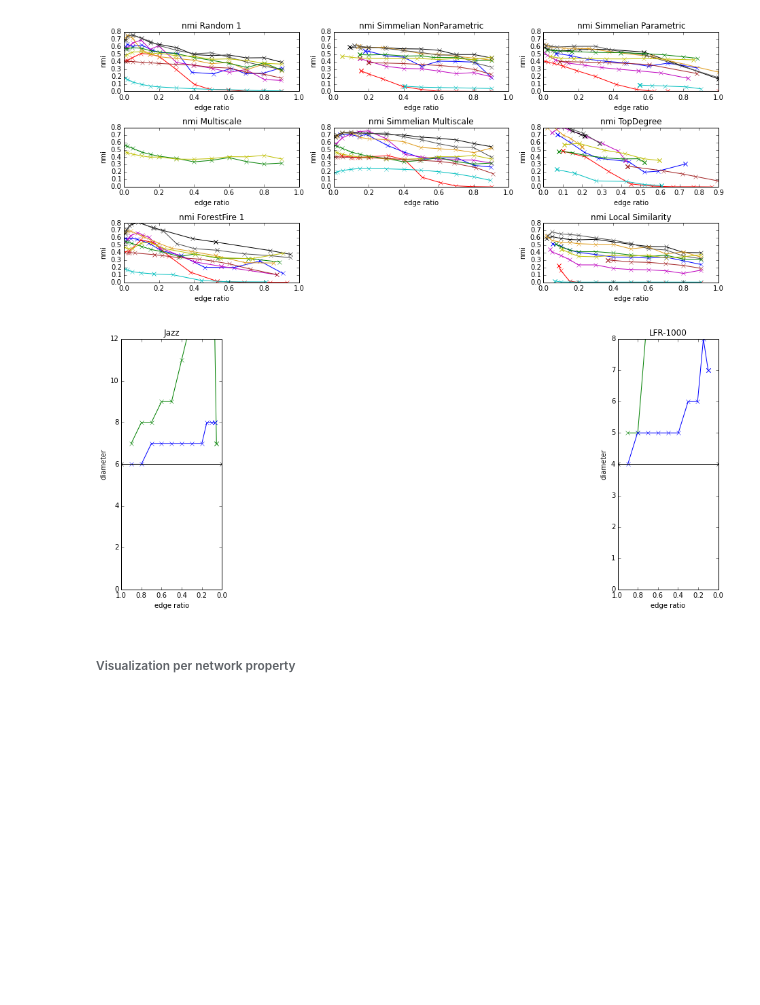
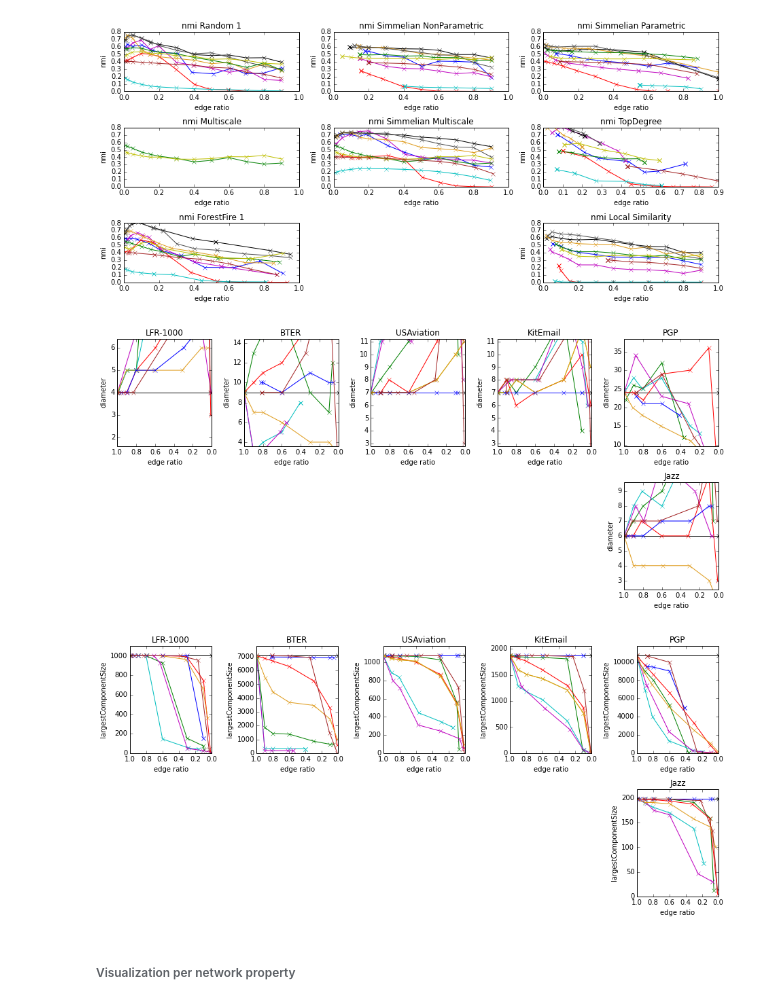
Before and after one commit to kit-parco/networkit-hyperbolic-kd, a Jupyter notebook: Doc/Notebooks/BackboneStatistics.ipynb, the cells around one changed output. Drawn from its saved outputs; the diff is of its cells as text; code cells hidden in the pictures; blank space fills up the shorter version.

```diff
--- a/Doc/Notebooks/BackboneStatistics.ipynb
+++ b/Doc/Notebooks/BackboneStatistics.ipynb
@@ -64,7 +64,7 @@ colors = ["r", "k", "g", "c", "m", "y", "b", kitColors['kitorange'], kitColors['
 # %%
 #Returns a tuple (edgeRatios, values) for the given combination of propery, graph and algorithm.
 def getPropertyData(prop, graph, algorithm):
-    query = "SELECT targetEdgeRatio, value FROM data WHERE graph='" + graph + "' AND algorithm='" + algorithm + "' AND property='edgeRatio'"
+    query = "SELECT targetEdgeRatio, value FROM data WHERE graph='" + graph + "' AND algorithm='" + algorithm + "' AND property='edgeRatio' ORDER BY targetEdgeRatio ASC"
     c = bbTools.conn.cursor()
     c.execute(query)
     data = c.fetchall()
@@ -84,6 +78,6 @@ SELECT targetEdgeRatio, value FROM data WHERE graph='LFR-1000' AND algorithm='Or
 # %%
-algorithms = ['Original', 'Local Similarity', 'Random 1', 'Simmelian NonParametric', 'Simmelian Parametric', 'Multiscale', 'Simmelian Multiscale', 'LocalDegree', 'ForestFire 1']
-graphs = ["Jazz", "LFR-1000", "BTER", "Caltech36", "Tennessee95", "Yale4", "Virginia63", "USAviation", "KitEmail", "PGP"]
+algorithms = ['Original', 'Local Similarity', 'Random 1', 'Simmelian NonParametric', 'Simmelian Parametric', 'Multiscale', 'Simmelian Multiscale', 'Local Degree', 'ForestFire 1']
+graphs = ["Jazz", "LFR-1000", "BTER", "USAviation", "KitEmail", "PGP"] #"Caltech36", "Tennessee95", "Yale4", "Virginia63",
 propertiesList = ["nmi", "randMeasure", "ccGlobal", "ccAvgLocal", "diameter", "degreeDistCoefficient", "bcKendallTau"]
 
 colors = ["r", "k", "g", "c", "m", "y", "b", kitColors['kitorange'], kitColors['kitblue'], kitColors['kitgray']]
@@ -105,7 +99,7 @@ colors_a = {
     'ForestFire 6':'y',
     'ForestFire 7':'b',
     'ForestFire 8':kitColors['kitorange'],
-    'LocalDegree':'b',
+    'Local Degree':'b',
     'Test TD':'b',
     'Test TD1':kitColors['kitgray'],
     'Test TD2':'b',
@@ -153,3 +140,6 @@ MAXF_BETWEENNESS = 0.6
+# %%
+F_DIAMETER = 0.3
+F_LCC = 0.1
 # %% [markdown]
 ##### Convenience functions for drawing by graph or by algorithm
 # %%
@@ -162,6 +152,10 @@ def setYLimits(_inputstr, originalValue):
         maxfactor = float(_inputstr.replace('maxfactor=', ''))
         maxdiff = originalValue * maxfactor
         plt.ylim(originalValue - maxdiff, originalValue + maxdiff)
+    elif _inputstr.startswith('maxfactor_dec='):
+        maxfactor = float(_inputstr.replace('maxfactor_dec=', ''))
+        maxdiff = originalValue * maxfactor
+        plt.ylim(originalValue - maxdiff, originalValue * 1.1)
 # %%
 def stats_per_graph(prop, columns, original='unaltered', ylimit='[0,1]', _graphs=graphs, _algorithms=algorithms):  #original=unaltered | hline | hidden
     fig = plt.figure(figsize=(13, 6), dpi=300)
@@ -264,28 +258,30 @@ stats_per_algorithm('nmi', 3, ylimit='[0,0.8]')
 # %% [output]
 [figure]
 # %%
-_spg_graphs = ['LFR-1000', 'Jazz']#graphs
-_spg_algorithms = ['Local Similarity', 'LocalDegree', 'Original'] #algorithms#['Random 1']
+_spg_graphs = graphs
+_spg_algorithms = algorithms#['Random 1']
 #_spg_algorithms = [#'Test 0 0.0', 'Test 0 0.1', 'Test 0 0.3', 'Test 0 0.5', 'Test 0 0.9']
                    #'Test R 0.0', 'Test R 0.1', 'Test R 0.3', 'Test R 0.5', 'Test R 0.9']
 #_spg_graphs = ["Caltech36", "BTER", "LFR-1000", "Caltech36", "BTER", "LFR-1000", "Caltech36", "BTER", "LFR-1000"]
 #_spg_algorithms = ["ForestFire 1", "ForestFire 2", "ForestFire 3", "ForestFire 4", "ForestFire 5", "ForestFire 6", "ForestFire 7", "ForestFire 8"]
 
 #stats_per_graph('nmi', 5, original='hline', _graphs=_spg_graphs, _algorithms=_spg_algorithms, ylimit='[0,0.8]')
 #stats_per_graph('randMeasure', 5, original='hidden', _graphs=_spg_graphs, _algorithms=_spg_algorithms, ylimit='[0,0.8]')
 #stats_per_graph('ccGlobal', 5, original='hline', _graphs=_spg_graphs, _algorithms=_spg_algorithms)
 #stats_per_graph('ccAvgLocal', 5, original='hline', _graphs=_spg_graphs, _algorithms=_spg_algorithms)
-stats_per_graph('diameter', 5, original='hline', _graphs=_spg_graphs, _algorithms=_spg_algorithms, ylimit='maxfactor='+str(2*MAXF_DIAMETER))
+stats_per_graph('diameter', 5, original='hline', _graphs=_spg_graphs, _algorithms=_spg_algorithms, ylimit='maxfactor='+str(2*F_DIAMETER))
+stats_per_graph('largestComponentSize', 5, original='hline', _graphs=_spg_graphs, _algorithms=_spg_algorithms, ylimit='maxfactor_dec='+str(10*F_LCC))
 #stats_per_graph('degreeDistCoefficient', 5, original='hline', _graphs=_spg_graphs, ylimit='maxfactor='+str(MAXF_DDDISTCOEFFICIENT))
 #stats_per_graph('degreeDistCoefficient', 5, original='hline', _graphs=_spg_graphs, ylimit='[0,20]')
 #stats_per_graph('modularity', 5, original='hline', _graphs=_spg_graphs, _algorithms=_spg_algorithms,ylimit='maxfactor=1')
 #stats_per_graph('powerLawFit', 5, original='hline', _graphs=_spg_graphs, _algorithms=_spg_algorithms, ylimit='[-1,6]')
 #stats_per_graph('numCommunities', 5, original='hline', _graphs=_spg_graphs, _algorithms=_spg_algorithms, ylimit='maxfactor=5')
 #stats_per_graph('centralityBetweenness', 5, original='hidden', _graphs=_spg_graphs, _algorithms=_spg_algorithms)
 #stats_per_graph('centralityPageRank', 5, original='hidden', _graphs=_spg_graphs, _algorithms=_spg_algorithms)
 #stats_per_graph('maxCommunitySize', 5, original='hline', _graphs=_spg_graphs, _algorithms=_spg_algorithms, ylimit='maxfactor=1.5')
 # %% [output]
-[figure, old version]
+[figure, new version]
+[figure, added]
 # %% [markdown]
 ###### Visualization per network property
 # %% [markdown]
```
Also changed, not shown: parts of 27 cells of this notebook.
